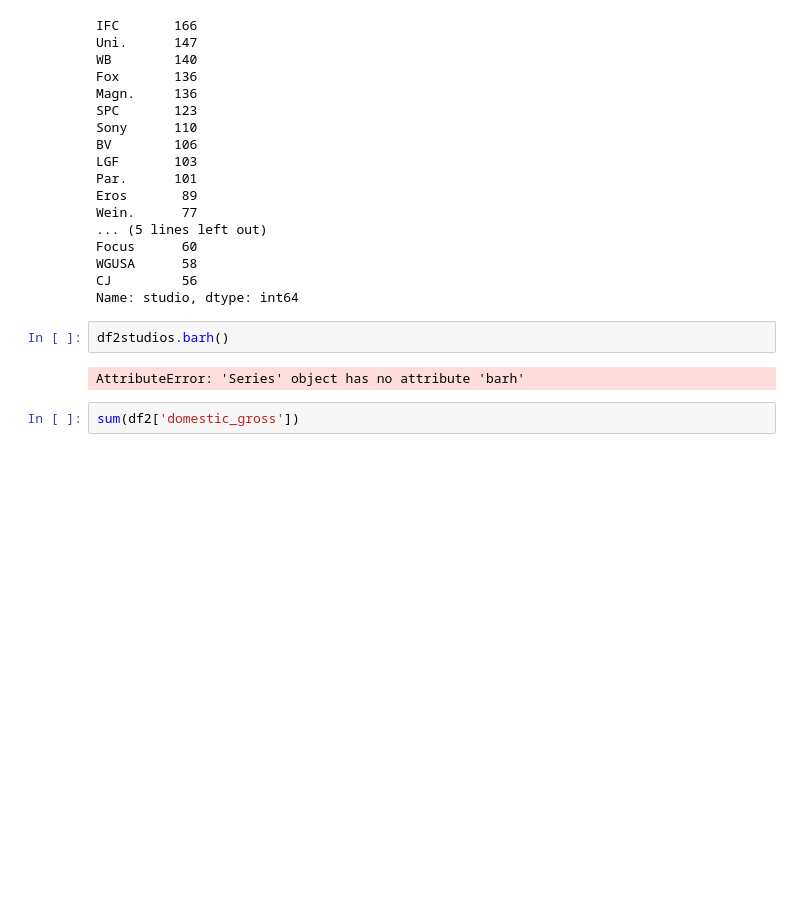
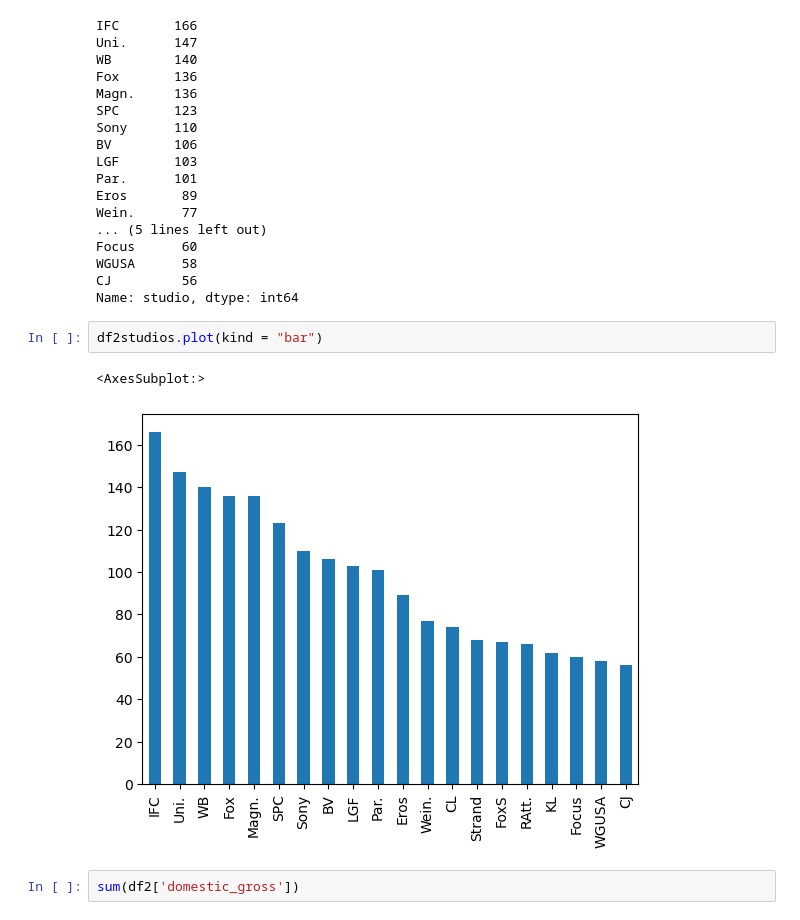
Before and after one commit to jmarksk/MovieBusinessProject, a Jupyter notebook: student.ipynb, the cells around one changed output. Saved outputs shown, nothing was run; the diff lists cells and outputs as text; blank space fills up the shorter version.

```diff
--- a/student.ipynb
+++ b/student.ipynb
@@ -260,10 +236,11 @@ Focus      60
 WGUSA      58
 CJ         56
 Name: studio, dtype: int64
-# %%
-df2studios.barh()
-# %% [output]
-AttributeError: 'Series' object has no attribute 'barh'
+# %%
+df2studios.plot(kind = "bar")
+# %% [output]
+<AxesSubplot:>
+[figure, added]
 # %%
 sum(df2['domestic_gross'])
 # %% [output]
```
Also changed, not shown: parts of 59 cells of this notebook.
